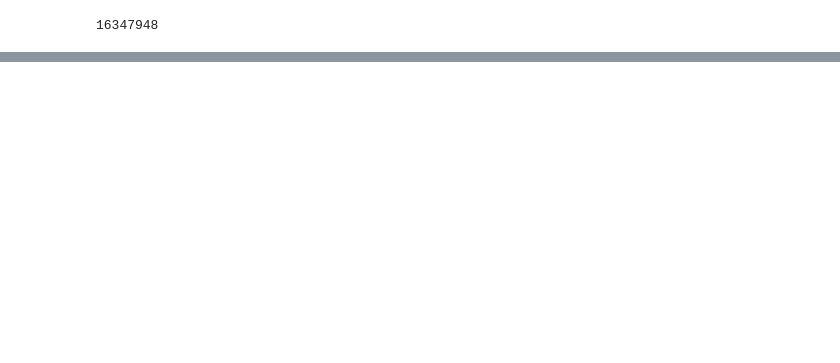
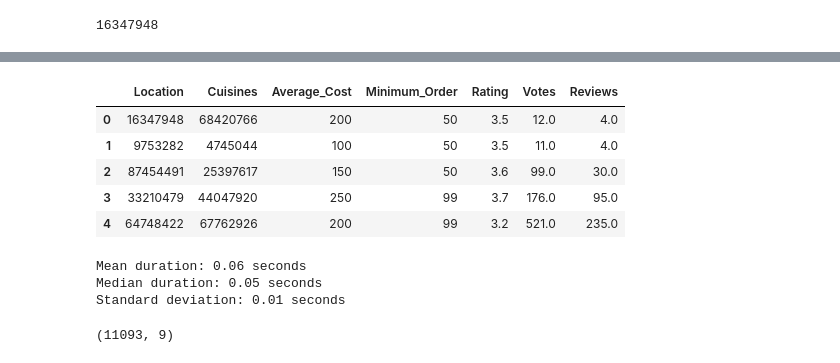
Before and after one commit to multi-order-planning-RBH/predictor, a Jupyter notebook: rbh_foodpreparationtime_approximation.ipynb, the cells around one changed output, grey strips where cells are left out. Cells and saved outputs as stored; diff of their text form; code cells hidden in the pictures; blank space fills up the shorter version.

```diff
--- a/rbh_foodpreparationtime_approximation.ipynb
+++ b/rbh_foodpreparationtime_approximation.ipynb
@@ -50,7 +47,7 @@ df["Average_Cost"].value_counts()
 ₹2,050       1
 Name: Average_Cost, dtype: int64
 # %%
-df["Delivery_Time"] = df["Delivery_Time"].apply(lambda x: int(x.split()[0]))
+df["Preparation_Time"] = df["Preparation_Time"].apply(lambda x: int(x.split()[0]))
 # %%
 df["Average_Cost"] = df["Average_Cost"].apply(lambda x: int(x[1:].replace(",","")))
 # %%
@@ -188,0 +206,10 @@ reg.score(train_X, train_Y)
+# %%
+df_without_target = df.iloc[:,1:-1]
+df_without_target.head()
+# %% [output]
+|  | Location | Cuisines | Average_Cost | Minimum_Order | Rating | Votes | Reviews |
+| 0 | 16347948 | 68420766 | 200 | 50 | 3.5 | 12.0 | 4.0 |
+| 1 | 9753282 | 4745044 | 100 | 50 | 3.5 | 11.0 | 4.0 |
+| 2 | 87454491 | 25397617 | 150 | 50 | 3.6 | 99.0 | 30.0 |
+| 3 | 33210479 | 44047920 | 250 | 99 | 3.7 | 176.0 | 95.0 |
+| 4 | 64748422 | 67762926 | 200 | 99 | 3.2 | 521.0 | 235.0 |
@@ -188,0 +219,20 @@ reg.score(train_X, train_Y)
+# %%
+n = 100
+durations = []
+for i in range(n):
+    start_time = time.time()
+    sample_data = df_without_target.sample(1)
+    result = reg.predict(sample_data)
+    end_time = time.time()
+    duration = end_time - start_time
+    durations.append(duration)
+duration_mean = np.mean(durations)
+duration_median = np.median(durations)
+duration_std =  np.std(durations)
+print("Mean duration: {:.2f} seconds".format(duration_mean))
+print("Median duration: {:.2f} seconds".format(duration_median))
+print("Standard deviation: {:.2f} seconds".format(duration_std))
+# %% [output]
+Mean duration: 0.06 seconds
+Median duration: 0.05 seconds
+Standard deviation: 0.01 seconds
@@ -188,0 +255,4 @@ reg.score(train_X, train_Y)
+# %%
+df.shape
+# %% [output]
+(11093, 9)
```
Also changed, not shown: parts of 34 cells of this notebook, 2 other files.
